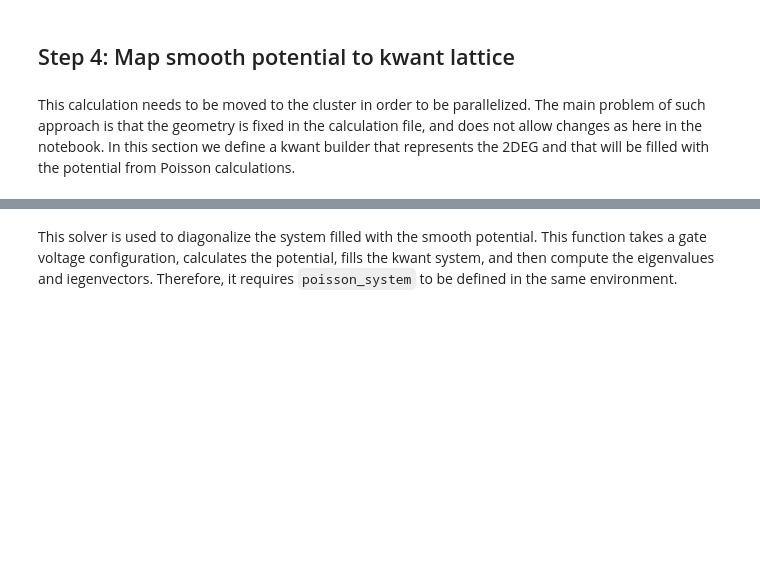
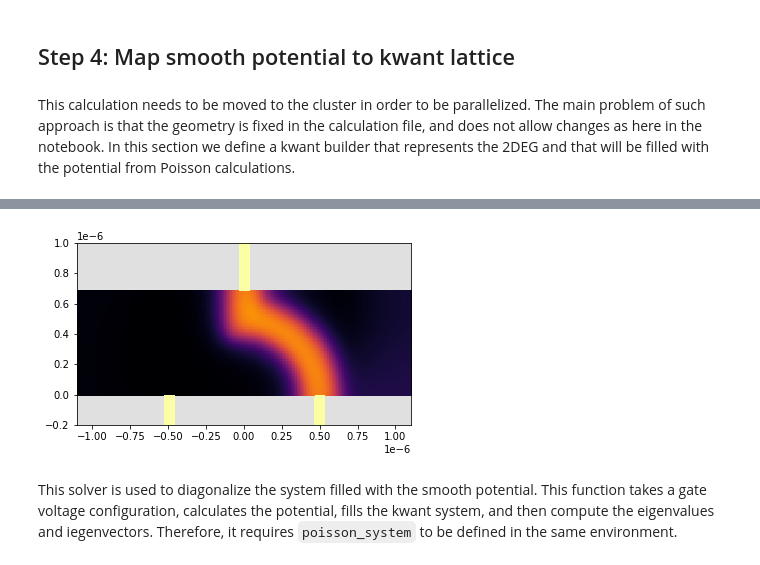
Before and after one commit to Satin21/Trijunction, a Jupyter notebook: analysis/tutorial_geometry.ipynb, the cells around one changed output, grey strips where cells are left out. Cells and saved outputs as stored; diff of their text form; code cells hidden in the pictures; blank space fills up the shorter version.

```diff
--- a/analysis/tutorial_geometry.ipynb
+++ b/analysis/tutorial_geometry.ipynb
@@ -380,3 +385,20 @@ kwant.plot(trijunction);
+# %%
+def plot_potential_kwant(voltage_setup):
+    f_potential = tl.get_potential(potential(voltage_setup=voltage_setup, grid_spacing=10e-9))
+    f_params = f_params_potential(potential=f_potential, params=base_params)
+
+    def f(i):
+        x, y = trijunction.sites[i].pos
+        return f_params['mu'](x, y)
+
+
+    fig, ax = plt.subplots()
+    kwant.plotter.map(trijunction, f, cmap='inferno', ax=ax)
+    ax.set_ylim(-2e-7, 10e-7)
+# %%
+plot_potential_kwant(voltage_setup)
+# %% [output]
+[figure, added]
 # %% [markdown]
 This solver is used to diagonalize the system filled with the smooth potential. This function takes a gate voltage configuration, calculates the potential, fills the kwant system, and then compute the eigenvalues and iegenvectors. Therefore, it requires `poisson_system` to be defined in the same environment.
 # %%
```
Also changed, not shown: parts of 20 cells of this notebook, 18 other files.
